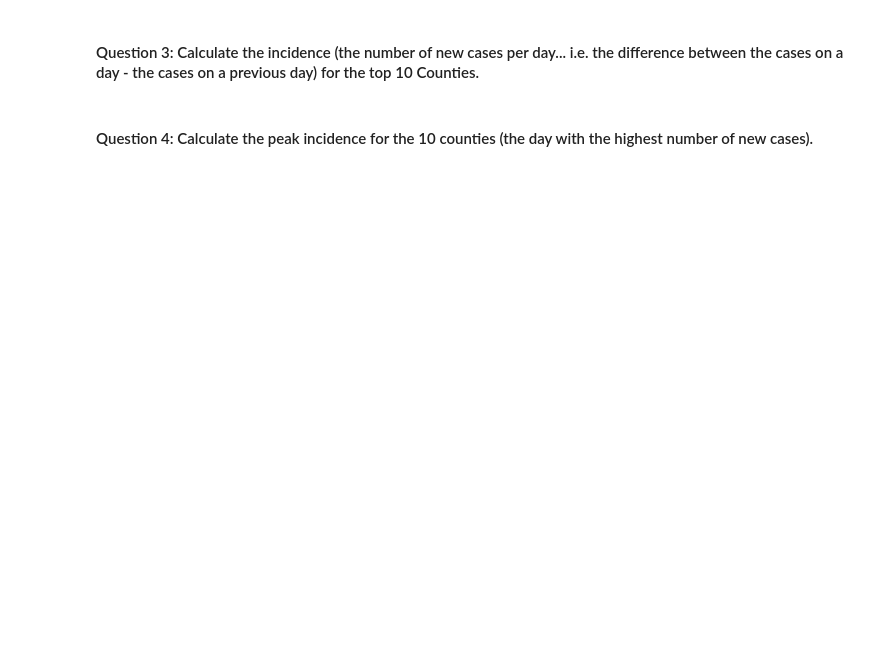
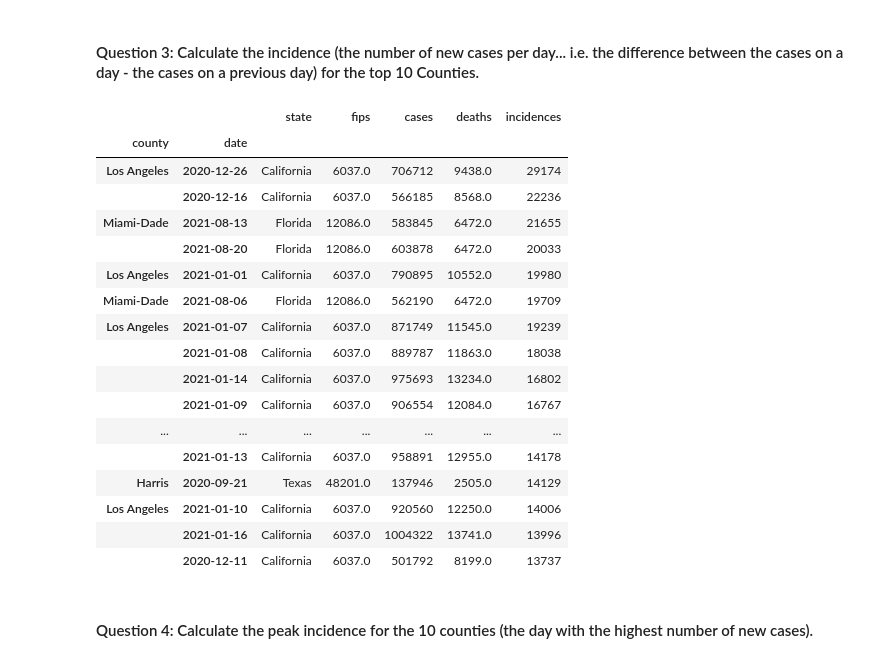
Before and after one commit to CMU-MS-DAS-Modern-Programming-Mini/ClassAssignmentNo4, a Jupyter notebook: US County Data - pandas.ipynb, the cells around one changed output. Saved outputs shown, nothing was run; the diff lists cells and outputs as text; code cells hidden in the pictures; blank space fills up the shorter version.

```diff
--- a/US County Data - pandas.ipynb
+++ b/US County Data - pandas.ipynb
@@ -16,5 +19,11 @@ fips   - The fips code of the county (the first two digits represent the state,
 cases  - The cumulative number of cases at the date in the county
 
 deaths - The cumulative number of deaths in at the date in the county
+# %%
+df = pd.read_csv('us-counties.csv')
+
+df.head(10)
+
+df['date'] = pd.to_datetime(df['date'])
 # %% [markdown]
 #### Question 1: Produce a DataFrame that contains only the data for the top 10 Counties by total number of cases
@@ -25,2 +85,26 @@ deaths - The cumulative number of deaths in at the date in the county
+# %%
+dfinctop = incdf.sort_values("incidences", axis = 0, ascending =False)
+dfinctop.head(25)
+
+#Incidences have now been calculated only in the top ten counties
+# %% [output]
+|  |  | state | fips | cases | deaths | incidences |
+| county | date |  |  |  |  |  |
+| Los Angeles | 2020-12-26 | California | 6037.0 | 706712 | 9438.0 | 29174 |
+|  | 2020-12-16 | California | 6037.0 | 566185 | 8568.0 | 22236 |
+| Miami-Dade | 2021-08-13 | Florida | 12086.0 | 583845 | 6472.0 | 21655 |
+|  | 2021-08-20 | Florida | 12086.0 | 603878 | 6472.0 | 20033 |
+| Los Angeles | 2021-01-01 | California | 6037.0 | 790895 | 10552.0 | 19980 |
+| Miami-Dade | 2021-08-06 | Florida | 12086.0 | 562190 | 6472.0 | 19709 |
+| Los Angeles | 2021-01-07 | California | 6037.0 | 871749 | 11545.0 | 19239 |
+|  | 2021-01-08 | California | 6037.0 | 889787 | 11863.0 | 18038 |
+|  | 2021-01-14 | California | 6037.0 | 975693 | 13234.0 | 16802 |
+|  | 2021-01-09 | California | 6037.0 | 906554 | 12084.0 | 16767 |
+| ... | ... | ... | ... | ... | ... | ... |
+|  | 2021-01-13 | California | 6037.0 | 958891 | 12955.0 | 14178 |
+| Harris | 2020-09-21 | Texas | 48201.0 | 137946 | 2505.0 | 14129 |
+| Los Angeles | 2021-01-10 | California | 6037.0 | 920560 | 12250.0 | 14006 |
+|  | 2021-01-16 | California | 6037.0 | 1004322 | 13741.0 | 13996 |
+|  | 2020-12-11 | California | 6037.0 | 501792 | 8199.0 | 13737 |
 # %% [markdown]
 #### Question 4: Calculate the peak incidence for the 10 counties (the day with the highest number of new cases).
```
Also changed, not shown: parts of 9 cells of this notebook.
